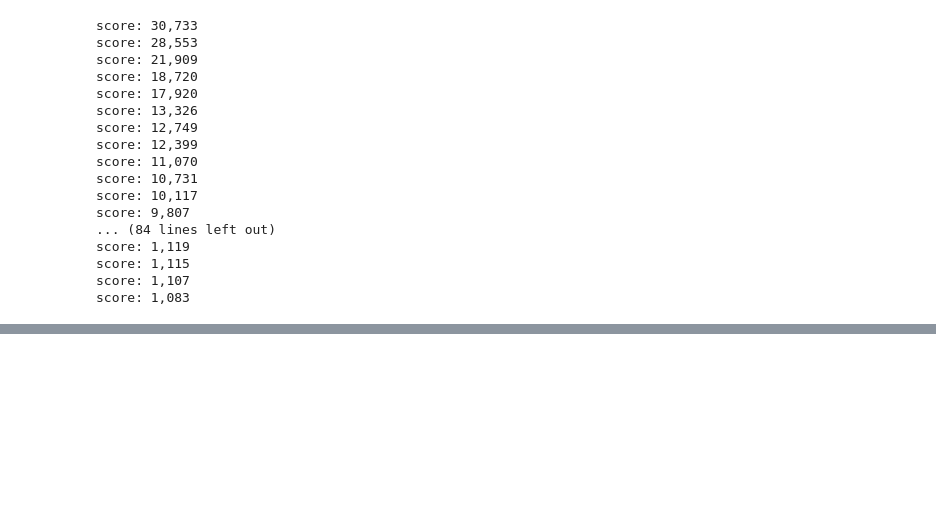
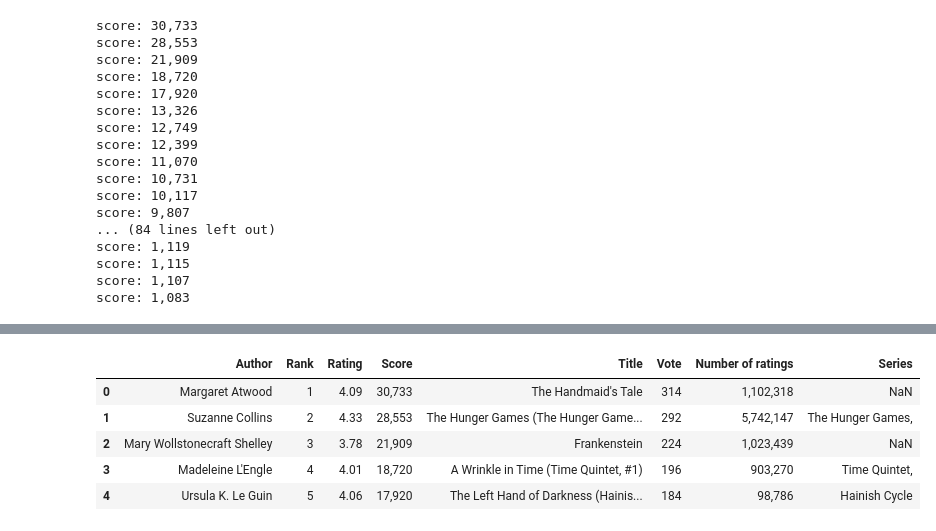
Before and after one commit to kandilysnc/foundations_homework, a Jupyter notebook: 08-homework/FEMALE_AUTHORS.ipynb, the cells around one changed output, grey strips where cells are left out. Saved outputs shown, nothing was run; the diff lists cells and outputs as text; code cells hidden in the pictures; blank space fills up the shorter version.

```diff
--- a/08-homework/FEMALE_AUTHORS.ipynb
+++ b/08-homework/FEMALE_AUTHORS.ipynb
@@ -168,0 +223,3 @@ sorted_votes
+# %%
+df['Rating'] = df['Rating'].str.replace("ratings", " ", case=False)
+df.head()
@@ -168,0 +233,3 @@ sorted_votes
+# %%
+df["Rating"]= df["Rating"].str.replace("avg rating*.", " ", case = False)
+df.head()
@@ -168,0 +263,11 @@ sorted_votes
+# %%
+df['Series'] = df['Title'].str.extract(r"[(](.*),?#", expand=True)
+
+df.head()
+# %% [output]
+|  | Author | Rank | Rating | Score | Title | Vote | Number of ratings | Series |
+| 0 | Margaret Atwood | 1 | 4.09 | 30,733 | The Handmaid's Tale | 314 | 1,102,318 | NaN |
+| 1 | Suzanne Collins | 2 | 4.33 | 28,553 | The Hunger Games (The Hunger Game... | 292 | 5,742,147 | The Hunger Games, |
+| 2 | Mary Wollstonecraft Shelley | 3 | 3.78 | 21,909 | Frankenstein | 224 | 1,023,439 | NaN |
+| 3 | Madeleine L'Engle | 4 | 4.01 | 18,720 | A Wrinkle in Time (Time Quintet, #1) | 196 | 903,270 | Time Quintet, |
+| 4 | Ursula K. Le Guin | 5 | 4.06 | 17,920 | The Left Hand of Darkness (Hainis... | 184 | 98,786 | Hainish Cycle |
```
Also changed, not shown: parts of 13 cells of this notebook, 2 other files.
